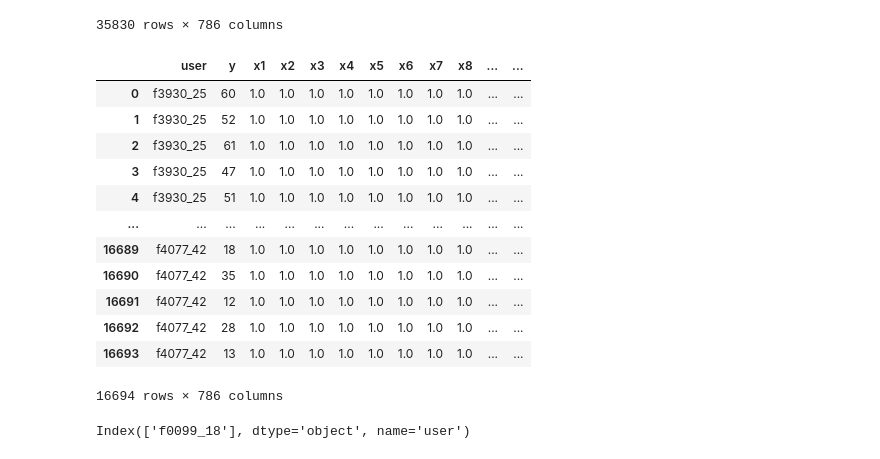
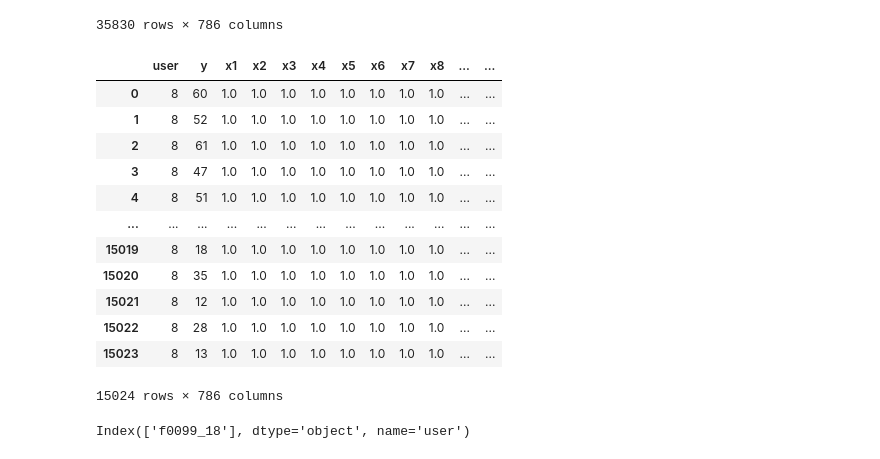
Before and after one commit to RicoBorra/FederatedLearningProject, a Jupyter notebook: data/femnist/dataset_to_parquet.ipynb, the cells around one changed output. Drawn from its saved outputs; the diff is of its cells as text; code cells hidden in the pictures.

```diff
--- a/data/femnist/dataset_to_parquet.ipynb
+++ b/data/femnist/dataset_to_parquet.ipynb
@@ -162,25 +162,25 @@ df
 # %%
 import os
 import pandas as pd
 
-path = os.path.join(os.getcwd(), 'data', 'all_data', 'all_data_0.parquet')
+path = os.path.join(os.getcwd(), 'data', 'iid/train', 'all_data_0_iid_01_0_keep_0_train_9.parquet')
 
 df = pd.read_parquet(path=path)
 df
 # %% [output]
 |  | user | y | x1 | x2 | x3 | x4 | x5 | x6 | x7 | x8 | ... | ... |
-| 0 | f3930_25 | 60 | 1.0 | 1.0 | 1.0 | 1.0 | 1.0 | 1.0 | 1.0 | 1.0 | ... | ... |
-| 1 | f3930_25 | 52 | 1.0 | 1.0 | 1.0 | 1.0 | 1.0 | 1.0 | 1.0 | 1.0 | ... | ... |
-| 2 | f3930_25 | 61 | 1.0 | 1.0 | 1.0 | 1.0 | 1.0 | 1.0 | 1.0 | 1.0 | ... | ... |
-| 3 | f3930_25 | 47 | 1.0 | 1.0 | 1.0 | 1.0 | 1.0 | 1.0 | 1.0 | 1.0 | ... | ... |
-| 4 | f3930_25 | 51 | 1.0 | 1.0 | 1.0 | 1.0 | 1.0 | 1.0 | 1.0 | 1.0 | ... | ... |
+| 0 | 8 | 60 | 1.0 | 1.0 | 1.0 | 1.0 | 1.0 | 1.0 | 1.0 | 1.0 | ... | ... |
+| 1 | 8 | 52 | 1.0 | 1.0 | 1.0 | 1.0 | 1.0 | 1.0 | 1.0 | 1.0 | ... | ... |
+| 2 | 8 | 61 | 1.0 | 1.0 | 1.0 | 1.0 | 1.0 | 1.0 | 1.0 | 1.0 | ... | ... |
+| 3 | 8 | 47 | 1.0 | 1.0 | 1.0 | 1.0 | 1.0 | 1.0 | 1.0 | 1.0 | ... | ... |
+| 4 | 8 | 51 | 1.0 | 1.0 | 1.0 | 1.0 | 1.0 | 1.0 | 1.0 | 1.0 | ... | ... |
 | ... | ... | ... | ... | ... | ... | ... | ... | ... | ... | ... | ... | ... |
-| 16689 | f4077_42 | 18 | 1.0 | 1.0 | 1.0 | 1.0 | 1.0 | 1.0 | 1.0 | 1.0 | ... | ... |
-| 16690 | f4077_42 | 35 | 1.0 | 1.0 | 1.0 | 1.0 | 1.0 | 1.0 | 1.0 | 1.0 | ... | ... |
-| 16691 | f4077_42 | 12 | 1.0 | 1.0 | 1.0 | 1.0 | 1.0 | 1.0 | 1.0 | 1.0 | ... | ... |
-| 16692 | f4077_42 | 28 | 1.0 | 1.0 | 1.0 | 1.0 | 1.0 | 1.0 | 1.0 | 1.0 | ... | ... |
-| 16693 | f4077_42 | 13 | 1.0 | 1.0 | 1.0 | 1.0 | 1.0 | 1.0 | 1.0 | 1.0 | ... | ... |
+| 15019 | 8 | 18 | 1.0 | 1.0 | 1.0 | 1.0 | 1.0 | 1.0 | 1.0 | 1.0 | ... | ... |
+| 15020 | 8 | 35 | 1.0 | 1.0 | 1.0 | 1.0 | 1.0 | 1.0 | 1.0 | 1.0 | ... | ... |
+| 15021 | 8 | 12 | 1.0 | 1.0 | 1.0 | 1.0 | 1.0 | 1.0 | 1.0 | 1.0 | ... | ... |
+| 15022 | 8 | 28 | 1.0 | 1.0 | 1.0 | 1.0 | 1.0 | 1.0 | 1.0 | 1.0 | ... | ... |
+| 15023 | 8 | 13 | 1.0 | 1.0 | 1.0 | 1.0 | 1.0 | 1.0 | 1.0 | 1.0 | ... | ... |
-16694 rows × 786 columns
+15024 rows × 786 columns
 # %%
 df.index.unique()
 # %% [output]
```
Also changed, not shown: 7 other files.
